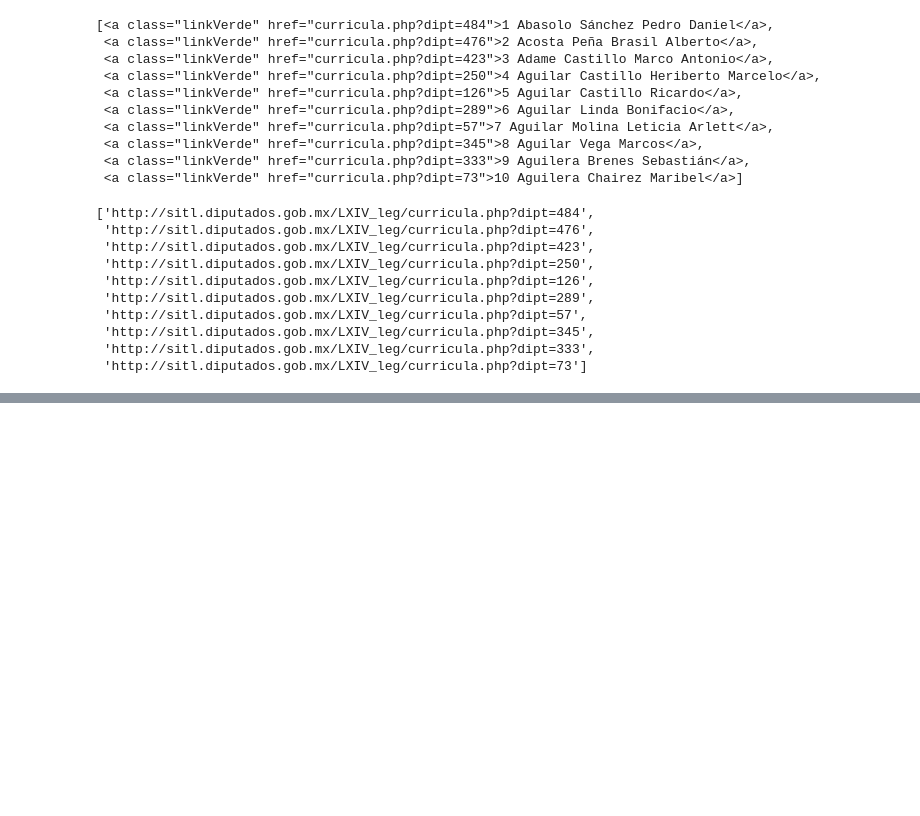
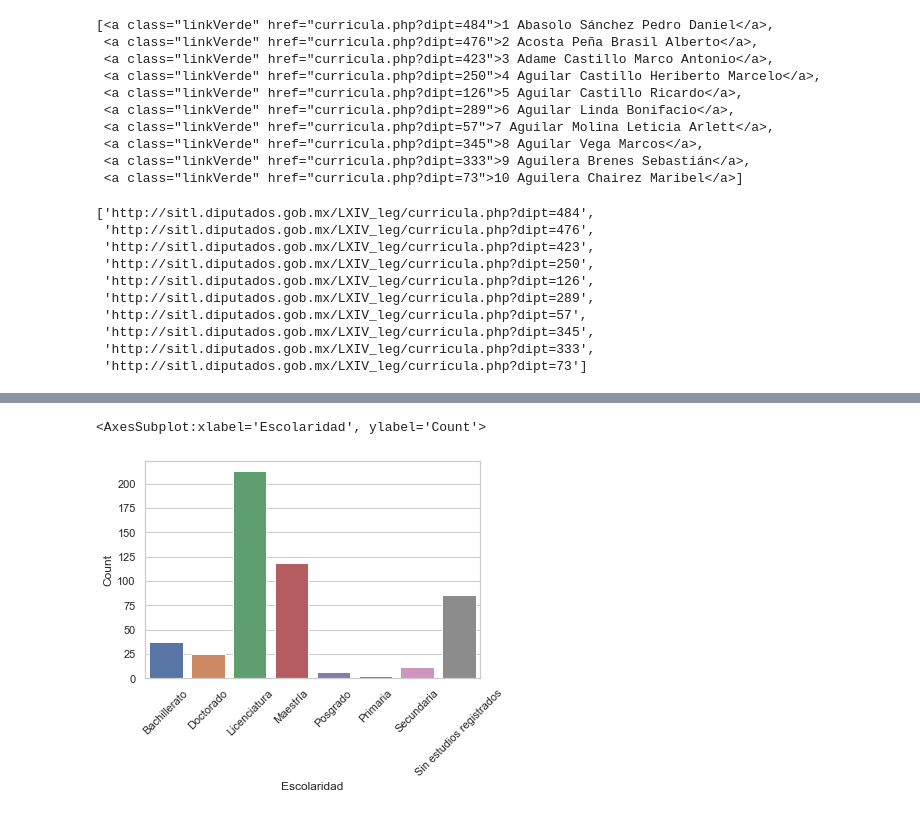
Before and after one commit to Sebas1245/DataScienceIntro, a Jupyter notebook: Lab04/04_Diputados.ipynb, the cells around one changed output, grey strips where cells are left out. Cells and saved outputs as stored; diff of their text form; code cells hidden in the pictures; blank space fills up the shorter version.

```diff
--- a/Lab04/04_Diputados.ipynb
+++ b/Lab04/04_Diputados.ipynb
@@ -196,0 +278,3 @@ congress_df.to_csv('congress_dataset.csv')
+# %%
+congresspeople_per_education_lvl = congress_df.groupby('Escolaridad')['ID'].count().reset_index(name='Count')
+congresspeople_per_education_lvl
@@ -196,0 +291,8 @@ congress_df.to_csv('congress_dataset.csv')
+# %%
+education_lvl_plt = sns.barplot(x="Escolaridad", y="Count", data=congresspeople_per_education_lvl)
+for item in education_lvl_plt.get_xticklabels():
+    item.set_rotation(45)
+education_lvl_plt
+# %% [output]
+<AxesSubplot:xlabel='Escolaridad', ylabel='Count'>
+[figure, added]
```
Also changed, not shown: parts of 26 cells of this notebook, 1 other file.
